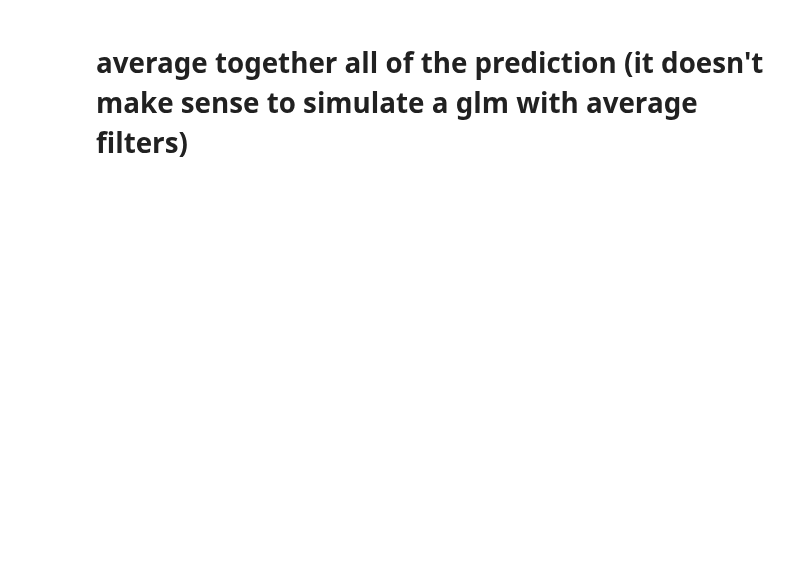
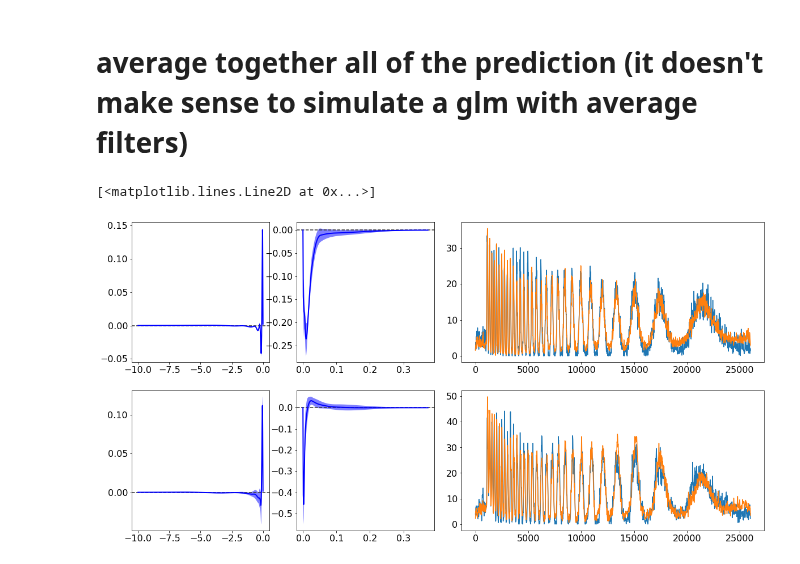
Before and after one commit to davidfox87/neuro_encoding_models, a Jupyter notebook: calculate_average_filters.ipynb, the cells around one changed output. Saved outputs shown, nothing was run; the diff lists cells and outputs as text; code cells hidden in the pictures; blank space fills up the shorter version.

```diff
--- a/calculate_average_filters.ipynb
+++ b/calculate_average_filters.ipynb
@@ -247,0 +290,38 @@ ax[0].set_xlim(-4, 0)
+# %%
+fig = plt.figure(figsize=[20, 10])
+ax1 = plt.subplot2grid((2, 4), (0, 0))
+ax2 = plt.subplot2grid((2, 4), (0, 1))
+ax3 = plt.subplot2grid((2, 4), (0, 2), colspan=2)
+
+ax4 = plt.subplot2grid((2, 4), (1, 0))
+ax5 = plt.subplot2grid((2, 4), (1, 1))
+ax6 = plt.subplot2grid((2, 4), (1, 2), colspan=2)
+
+
+ax1.plot(kt, orn_mu, lw=2, label='mean population 1', color='blue')
+ax1.fill_between(kt, orn_mu + orn_sigma, orn_mu - orn_sigma, facecolor='blue', alpha=0.5)
+ax1.axhline(0, color=".2", linestyle="--", zorder=1)
+
+ax2.plot(ht, orn_mu2, lw=2, label='mean population 1', color='blue')
+ax2.fill_between(ht, orn_mu2 + orn_sigma2, orn_mu2 - orn_sigma2, facecolor='blue', alpha=0.5)
+ax2.axhline(0, color=".2", linestyle="--", zorder=1)
+
+
+ax3.plot(orn_exp_responses_mu)
+ax3.plot(orn_predictions_mu)
+
+
+
+ax4.plot(kt, pn_mu, lw=2, label='mean population 1', color='blue')
+ax4.fill_between(kt, pn_mu + pn_sigma, pn_mu - pn_sigma, facecolor='blue', alpha=0.5)
+ax4.axhline(0, color=".2", linestyle="--", zorder=1)
+
+ax5.plot(ht, pn_mu2, lw=2, label='mean population 1', color='blue')
+ax5.fill_between(ht, pn_mu2 + pn_sigma2, pn_mu2 - pn_sigma2, facecolor='blue', alpha=0.5)
+ax5.axhline(0, color=".2", linestyle="--", zorder=1)
+
+ax6.plot(pn_exp_responses_mu)
+ax6.plot(pn_predictions_mu)
+# %% [output]
+[<matplotlib.lines.Line2D at 0x...>]
+[figure, added]
```
Also changed, not shown: parts of 10 cells of this notebook.
